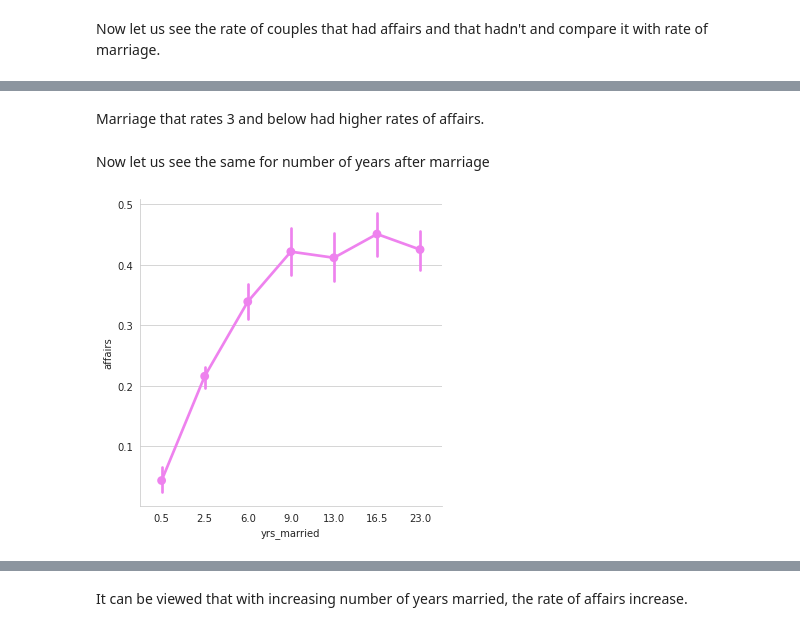
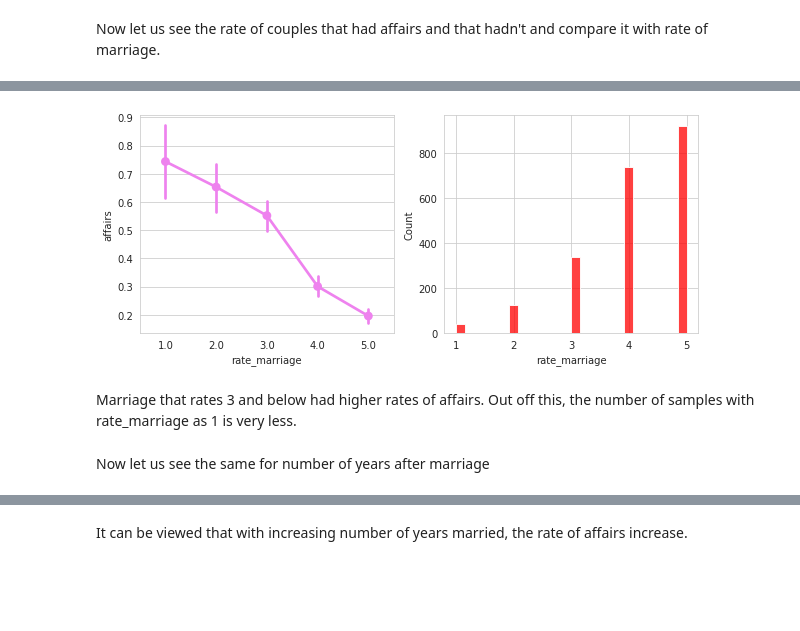
Before and after one commit to albinjohn366/DataScience_Tutorials, a Jupyter notebook: Logistic_Regression.ipynb, the cells around one changed output, grey strips where cells are left out. Drawn from its saved outputs; the diff is of its cells as text; code cells hidden in the pictures; blank space fills up the shorter version.

```diff
--- a/Logistic_Regression.ipynb
+++ b/Logistic_Regression.ipynb
@@ -106,9 +116,12 @@ plt.show()
+# %%
+fig, axis = plt.subplots(1, 2, figsize=(10, 4))
+sns.pointplot(x=X_train['rate_marriage'], y=Y_train, color='violet', ax=axis[0])
+sns.histplot(X_train['rate_marriage'], ax=axis[1], color='red')
+axis[0].set_ylabel('affairs')
+plt.show()
+# %% [output]
+[figure, added]
 # %% [markdown]
-Marriage that rates 3 and below had higher rates of affairs.
+Marriage that rates 3 and below had higher rates of affairs. Out off this, the number of samples with rate_marriage as 1 is very less.
 # %% [markdown]
 Now let us see the same for number of years after marriage
-# %%
-sns.catplot(data=df, x='yrs_married', y='affairs', color='violet', kind='point')
-plt.show()
-# %% [output]
-[figure, removed]
```
Also changed, not shown: parts of 70 cells of this notebook.
